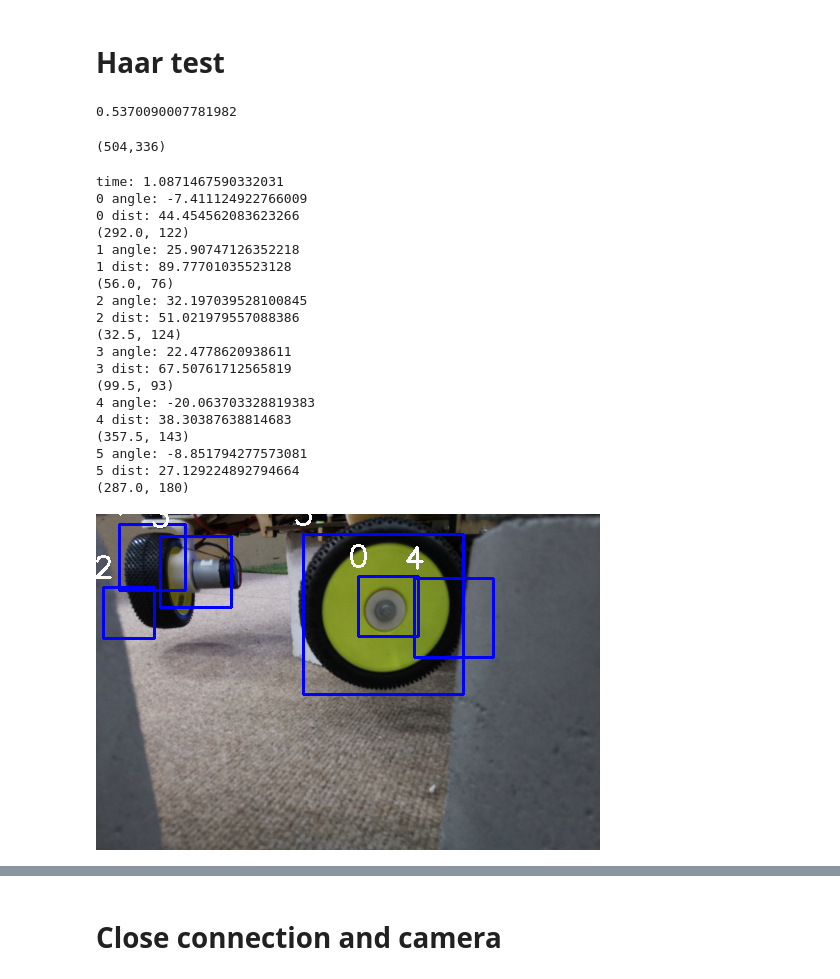
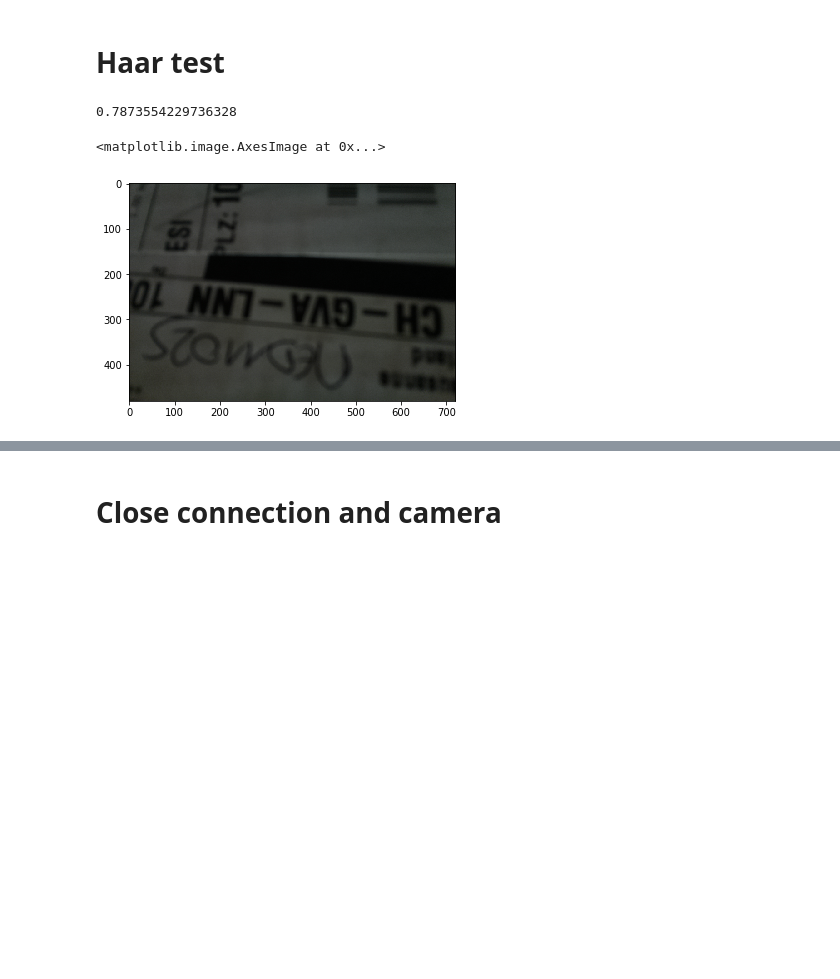
Before and after one commit to Apiquet/Visual_recognition, a Jupyter notebook: main.ipynb, the cells around one changed output, grey strips where cells are left out. Cells and saved outputs as stored; diff of their text form; code cells hidden in the pictures; blank space fills up the shorter version.

```diff
--- a/main.ipynb
+++ b/main.ipynb
@@ -242,15 +268,2 @@ Bottle's position: (316,64);
 # %% [markdown]
 # Haar test
-# %%
-start = time.time()
-camera.capture(IMAGES_PATH + "cam.bmp")
-img = cv.imread(IMAGES_PATH + 'cam.bmp')
-print(time.time() - start)
-# %% [output]
-0.5370090007781982
-# %%
-img_height, img_width = img.shape[:2]
-img.shape[:2]
-print("({},{})".format(img_width,img_height))
-# %% [output]
-(504,336)
@@ -260,43 +270,17 @@ bottle_cascade = cv.CascadeClassifier(utils + 'biggest_haar.xml')
-# %%
-start_time = time.time()
-bottles = bottle_cascade.detectMultiScale(img, minNeighbors=6)
-print("time: " + str(time.time() - start_time))
-i = 0
-for (x,y,w,h) in bottles:
-    font = cv.FONT_HERSHEY_SIMPLEX
-    bottomLeftCornerOfText = (x-10,y-10)
-    fontScale = 1
-    fontColor = (255,255,255)
-    lineType = 2
-    cv.putText(img,str(i), bottomLeftCornerOfText,font,fontScale,fontColor,lineType)
-    center = calcul_low_center(x,y,w,h)
-    dist, angle = calcul_bottle_dist_angle(center, img_width, img_height)
-    print(str(i) + " angle: " + str(angle))
-    print(str(i) + " dist: " + str(dist))
-    print(center)
-    cv.rectangle(img,(x,y),(x+w,y+h),(255,0,0),2)
-    i = i + 1
-
-cv.imwrite(IMAGES_PATH + "cam_haar.png", img)
-Image(filename = IMAGES_PATH + 'cam_haar.png')
-# %% [output]
-time: 1.0871467590332031
-0 angle: -7.411124922766009
-0 dist: 44.454562083623266
-(292.0, 122)
-1 angle: 25.90747126352218
-1 dist: 89.77701035523128
-(56.0, 76)
-2 angle: 32.197039528100845
-2 dist: 51.021979557088386
-(32.5, 124)
-3 angle: 22.4778620938611
-3 dist: 67.50761712565819
-(99.5, 93)
-4 angle: -20.063703328819383
-4 dist: 38.30387638814683
-(357.5, 143)
-5 angle: -8.851794277573081
-5 dist: 27.129224892794664
-(287.0, 180)
-[figure, removed]
+# %%
+# Create the in-memory stream
+stream = io.BytesIO()
+with picamera.PiCamera() as camera:
+    camera.start_preview()
+    time.sleep(2)
+    start = time.time()
+    camera.capture(stream, format='bmp')
+# "Rewind" the stream to the beginning so we can read its content
+stream.seek(0)
+img = Image.open(stream)
+print(time.time() - start)
+plt.imshow(img)
+# %% [output]
+0.7873554229736328
+<matplotlib.image.AxesImage at 0x...>
+[figure, added]
```
Also changed, not shown: parts of 16 cells of this notebook.
